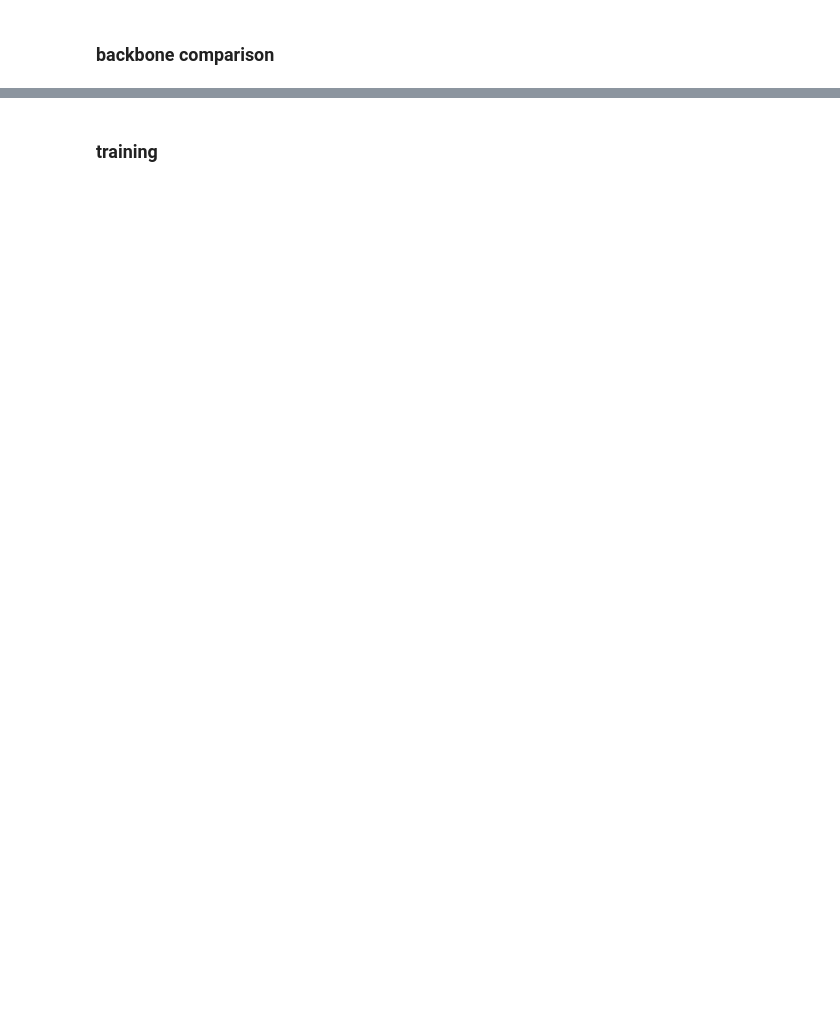
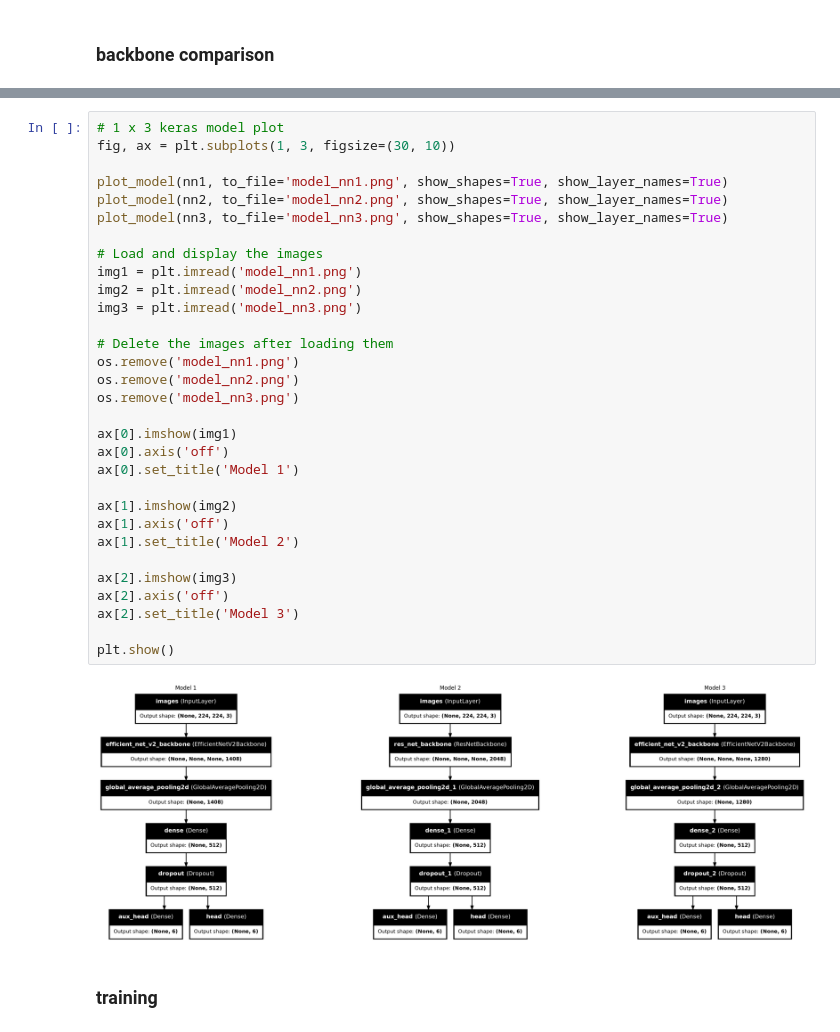
Before and after one commit to KaiErikNiermann/vu-ml-project, a Jupyter notebook: src/testing.ipynb, the cells around one changed output, grey strips where cells are left out. Cells and saved outputs as stored; diff of their text form; blank space fills up the shorter version.

```diff
--- a/src/testing.ipynb
+++ b/src/testing.ipynb
@@ -542,2 +656,35 @@ nn3.summary()
+# %%
+# 1 x 3 keras model plot
+fig, ax = plt.subplots(1, 3, figsize=(30, 10))
+
+plot_model(nn1, to_file='model_nn1.png', show_shapes=True, show_layer_names=True)
+plot_model(nn2, to_file='model_nn2.png', show_shapes=True, show_layer_names=True)
+plot_model(nn3, to_file='model_nn3.png', show_shapes=True, show_layer_names=True)
+
+# Load and display the images
+img1 = plt.imread('model_nn1.png')
+img2 = plt.imread('model_nn2.png')
+img3 = plt.imread('model_nn3.png')
+
+# Delete the images after loading them
+os.remove('model_nn1.png')
+os.remove('model_nn2.png')
+os.remove('model_nn3.png')
+
+ax[0].imshow(img1)
+ax[0].axis('off')
+ax[0].set_title('Model 1')
+
+ax[1].imshow(img2)
+ax[1].axis('off')
+ax[1].set_title('Model 2')
+
+ax[2].imshow(img3)
+ax[2].axis('off')
+ax[2].set_title('Model 3')
+
+plt.show()
+# %% [output]
+[figure, added]
 # %% [markdown]
 ### training
```
Also changed, not shown: parts of 22 cells of this notebook, 3 other files.
